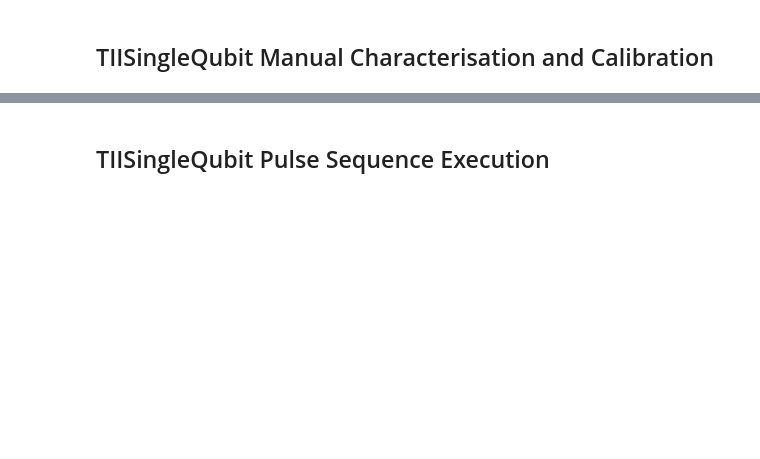
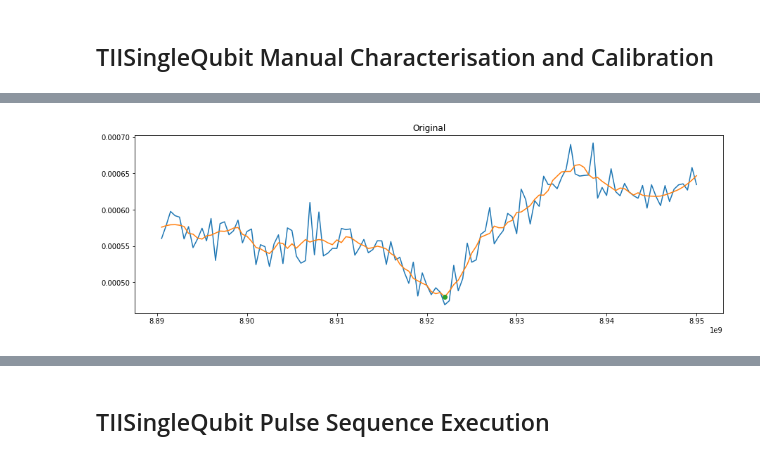
Before and after one commit to qiboteam/qibolab, a Jupyter notebook: diagnostics/tii_single_qubit_diagnosis.ipynb, the cells around one changed output, grey strips where cells are left out. Cells and saved outputs as stored; diff of their text form; code cells hidden in the pictures; blank space fills up the shorter version.

```diff
--- a/diagnostics/tii_single_qubit_diagnosis.ipynb
+++ b/diagnostics/tii_single_qubit_diagnosis.ipynb
@@ -12,0 +23,3 @@ tiisq.run_qubit_spectroscopy()
+# %%
+dataset = diagnostics.run_qubit_spectroscopy()
+# %% [output]
@@ -13 +30,2 @@ tiisq.run_qubit_spectroscopy()
+[figure, added]
 # %%
```
Also changed, not shown: parts of 15 cells of this notebook, 4 other files.
